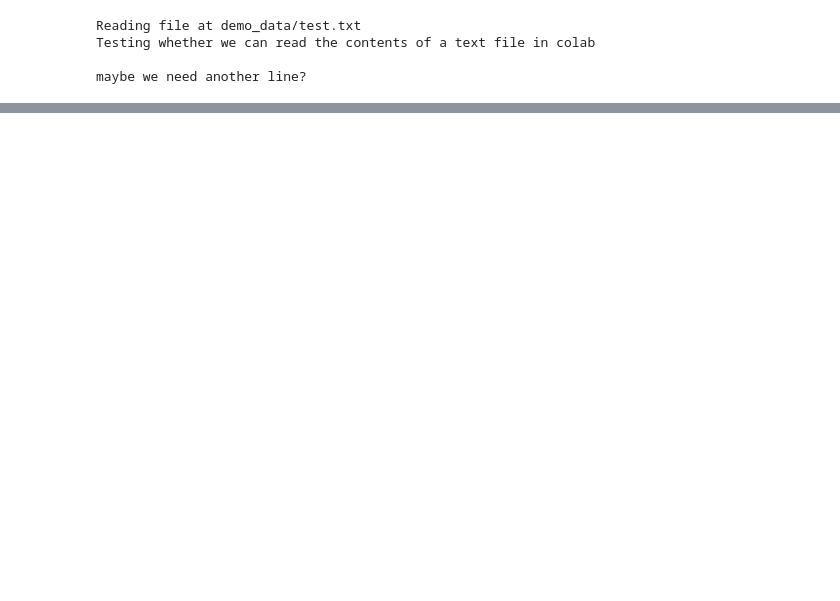
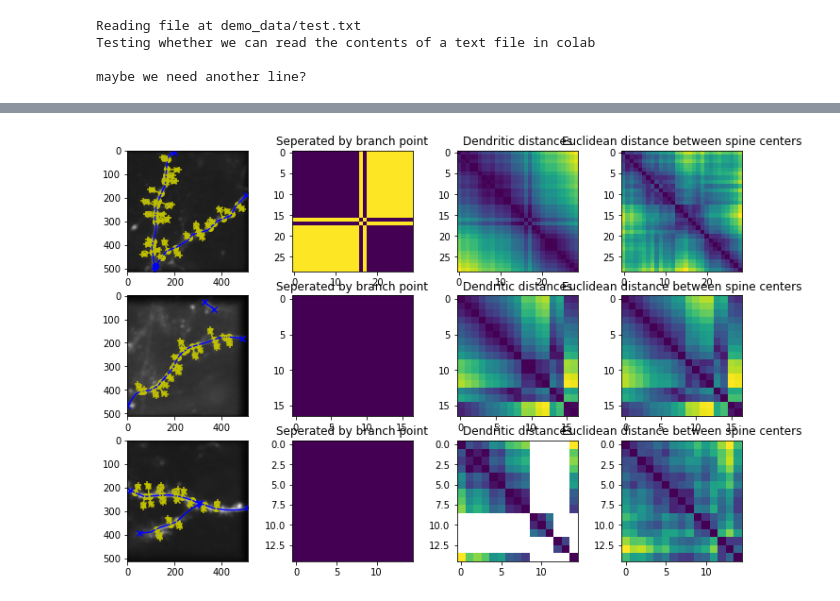
Before and after one commit to surlab/dendritic-distance, a Jupyter notebook: scripts/notebook.ipynb, the cells around one changed output, grey strips where cells are left out. Cells and saved outputs as stored; diff of their text form; code cells hidden in the pictures; blank space fills up the shorter version.

```diff
--- a/scripts/notebook.ipynb
+++ b/scripts/notebook.ipynb
@@ -71,0 +120,35 @@ maybe we need another line?
+# %%
+
+# Next lets look at the distance computations
+#TODO Make sure the two dmats are on the same color scale
+
+#TODO should also label the spines by number here - may have to do a scatter? willbe easier to look this up
+fig, axs = plt.subplots(len(dir_list), 4, figsize=(len(dir_list)*4, 4*2))
+
+for i, current_data_dir in enumerate(dir_list):
+    kyle_rois, projection_tif, shaft_roi = io.load_all(current_data_dir)
+    spines, all_segments, spine_dmats, sanity_checks = main(
+                                                            kyle_rois,
+                                                            projection_tif,
+                                                            shaft_roi)
+    #plot the cleaner overlay image
+    ax = axs[i,0]
+    io.projection_tif(projection_tif, ax)
+    io.plot_dendrite(all_segments, ax)
+    io.plot_spines(spines, ax)
+
+    #plot weather the connection is through a branch point
+    axs[i,1].imshow(spine_dmats['seperated_by_branch_point'])
+    axs[i,1].set_title('Seperated by branch point')
+
+    #plot the dendritic distances
+    axs[i,2].imshow(spine_dmats['dendritic_distance'])
+    axs[i,2].set_title('Dendritic distances')
+
+
+
+    #plot the euclidean distances
+    axs[i,3].imshow(spine_dmats['euclidian distance between Spine Centers'])
+    axs[i,3].set_title('Euclidean distance between spine centers')
+# %% [output]
+[figure, added]
```
Also changed, not shown: parts of 14 cells of this notebook, 17 other files.
